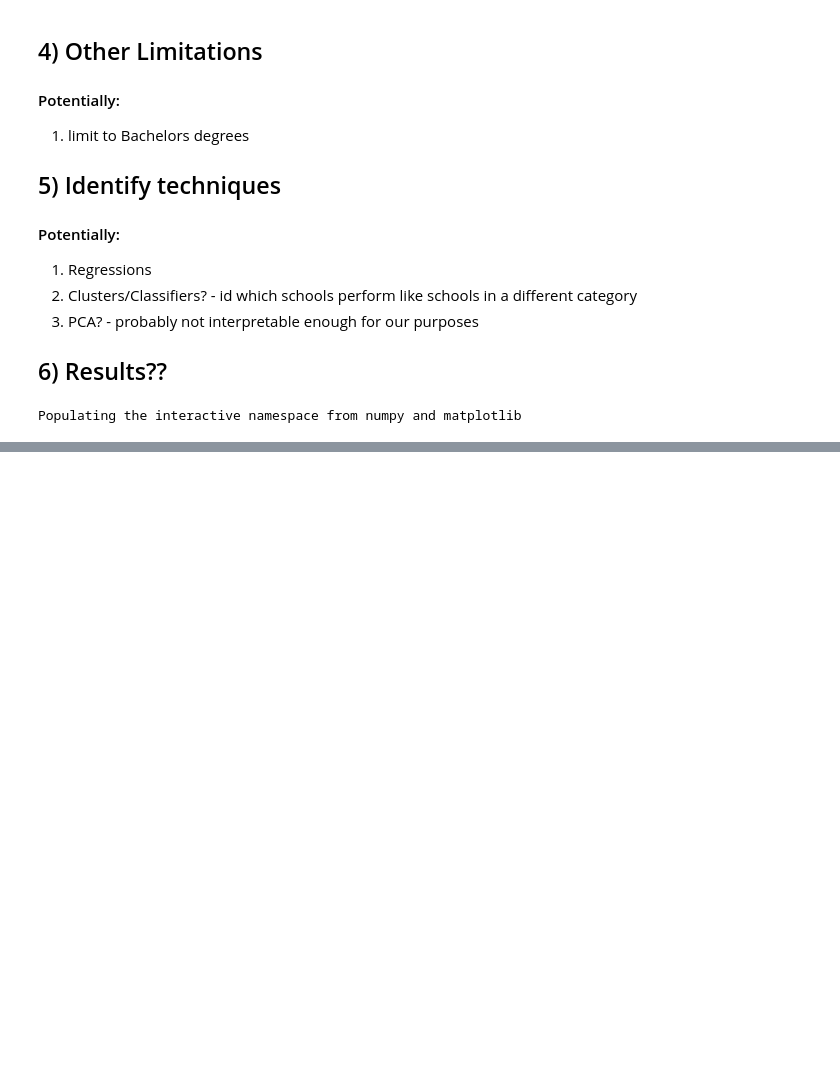
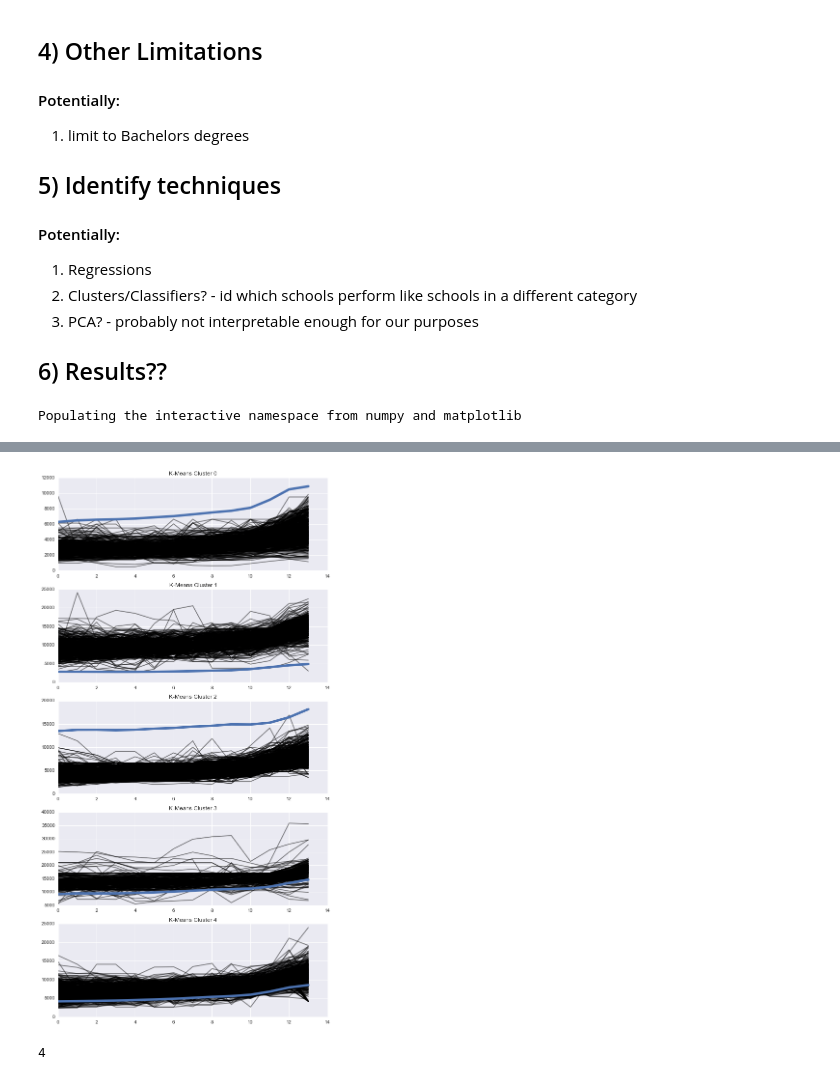
Before and after one commit to michellemho/machine_learning_for_cities, a Jupyter notebook: Final_Project/Exploratory_notebook.ipynb, the cells around one changed output, grey strips where cells are left out. Saved outputs shown, nothing was run; the diff lists cells and outputs as text; code cells hidden in the pictures; blank space fills up the shorter version.

```diff
--- a/Final_Project/Exploratory_notebook.ipynb
+++ b/Final_Project/Exploratory_notebook.ipynb
@@ -109,0 +156,20 @@ Name: MN_EARN_WNE_P9, dtype: object
+# %%
+cluster_myData = df_final.reset_index().join(pd.Series(data =labels, name = 'Cluster Number'))
+cluster_myData = cluster_myData.set_index('UNITID')
+# %%
+fig = pl.figure(figsize=(10,20))
+ax = []
+for i in range(0,5):
+    ax.append(fig.add_subplot(5,1,i+1))
+for i in df_final.index:
+    cluster = int(cluster_myData.ix[i,'Cluster Number'])
+    ax[cluster].plot(cluster_myData.ix[i,:-1],'k', alpha = 0.5)
+for i in range(0,5):
+    ax[i].plot(cluster_centroidsDF.loc[i], linewidth=5)
+    ax[i].set_title('K-Means Cluster {}'.format(i))
+# %% [output]
+[figure, added]
+# %%
+int(cluster_myData.ix[100654,'Cluster Number'])
+# %% [output]
+4
```
Also changed, not shown: parts of 15 cells of this notebook.
